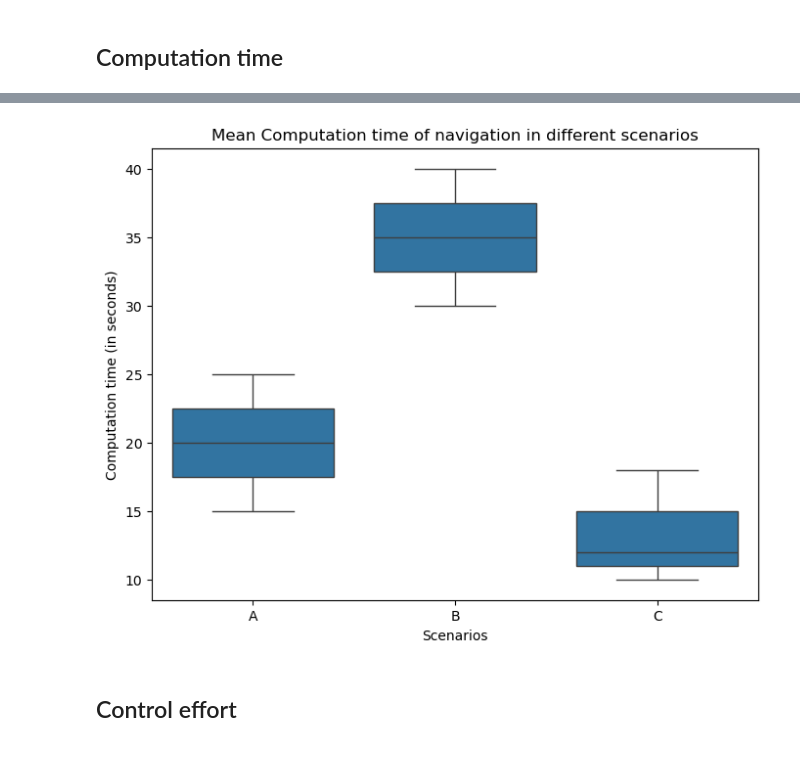
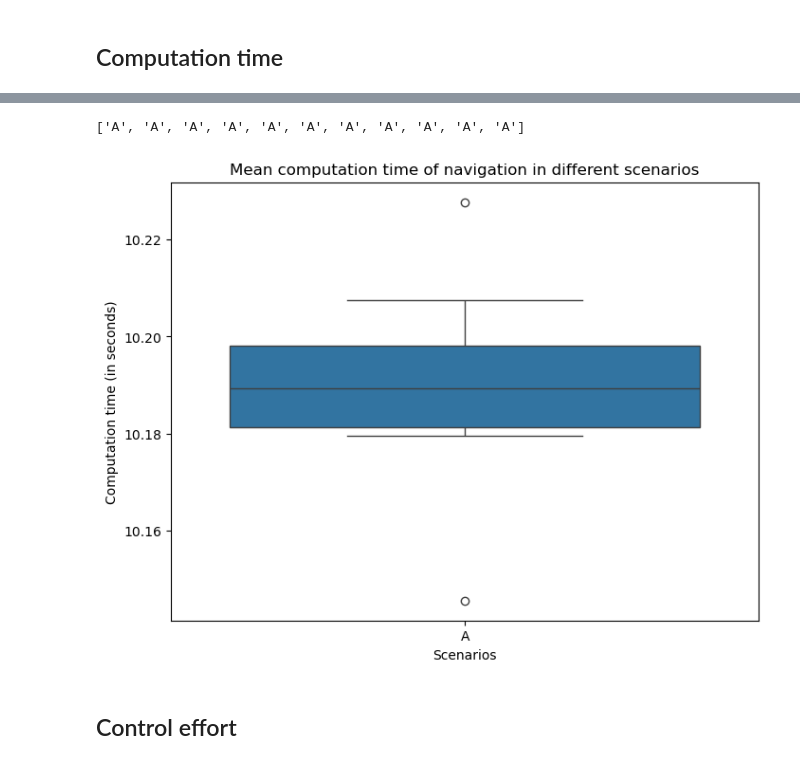
Before and after one commit to AntreasK24/RO47005-Project, a Jupyter notebook: drone_ws/src/Logs_eval/post_process_logs.ipynb, the cells around one changed output, grey strips where cells are left out. Drawn from its saved outputs; the diff is of its cells as text; code cells hidden in the pictures.

```diff
--- a/drone_ws/src/Logs_eval/post_process_logs.ipynb
+++ b/drone_ws/src/Logs_eval/post_process_logs.ipynb
@@ -270,25 +271,36 @@ print(std_computation_time) # standard deviation of computation time for a scena
+# %%
+['A']*11
+# %% [output]
+['A', 'A', 'A', 'A', 'A', 'A', 'A', 'A', 'A', 'A', 'A']
 # %%
+# computation_time_group = {
+#     'scenarios': ['A', 'A', 'A', 'B', 'B', 'B', 'C', 'C', 'C'],
+#     'computation_time': [15, 20, 25, 30, 35, 40, 10, 12, 18]
+# }
+
 computation_time_group = {
-    'scenarios': ['A', 'A', 'A', 'B', 'B', 'B', 'C', 'C', 'C'],
-    'computation_time': [15, 20, 25, 30, 35, 40, 10, 12, 18]
+    'scenarios': ['A']*11,
+    'computation_time': [10.227733585576061, 10.19255242147483, 10.189305162464734, 10.1885011792765, 10.17959798919037, 10.145552285655867, 10.180734886729624, 10.199392060691025, 10.196791474008933, 10.207468999142293, 10.18189401779091]
+
 }
+
 
 # Create a DataFrame
 df = pd.DataFrame(computation_time_group)
 
 # Create the box plot (quartile plot)
 plt.figure(figsize=(8, 6))
 sns.boxplot(x='scenarios', y='computation_time', data=df)
 
 # Add labels and title
 plt.title('Mean computation time of navigation in different scenarios')
 plt.xlabel('Scenarios')
 plt.ylabel('Computation time (in seconds)')
 
 # Show the plot
 plt.show()
 # %% [output]
-[figure, old version]
+[figure, new version]
 # %% [markdown]
 ## Control effort
 # %%
```
Also changed, not shown: parts of 12 cells of this notebook, 2 other files.
